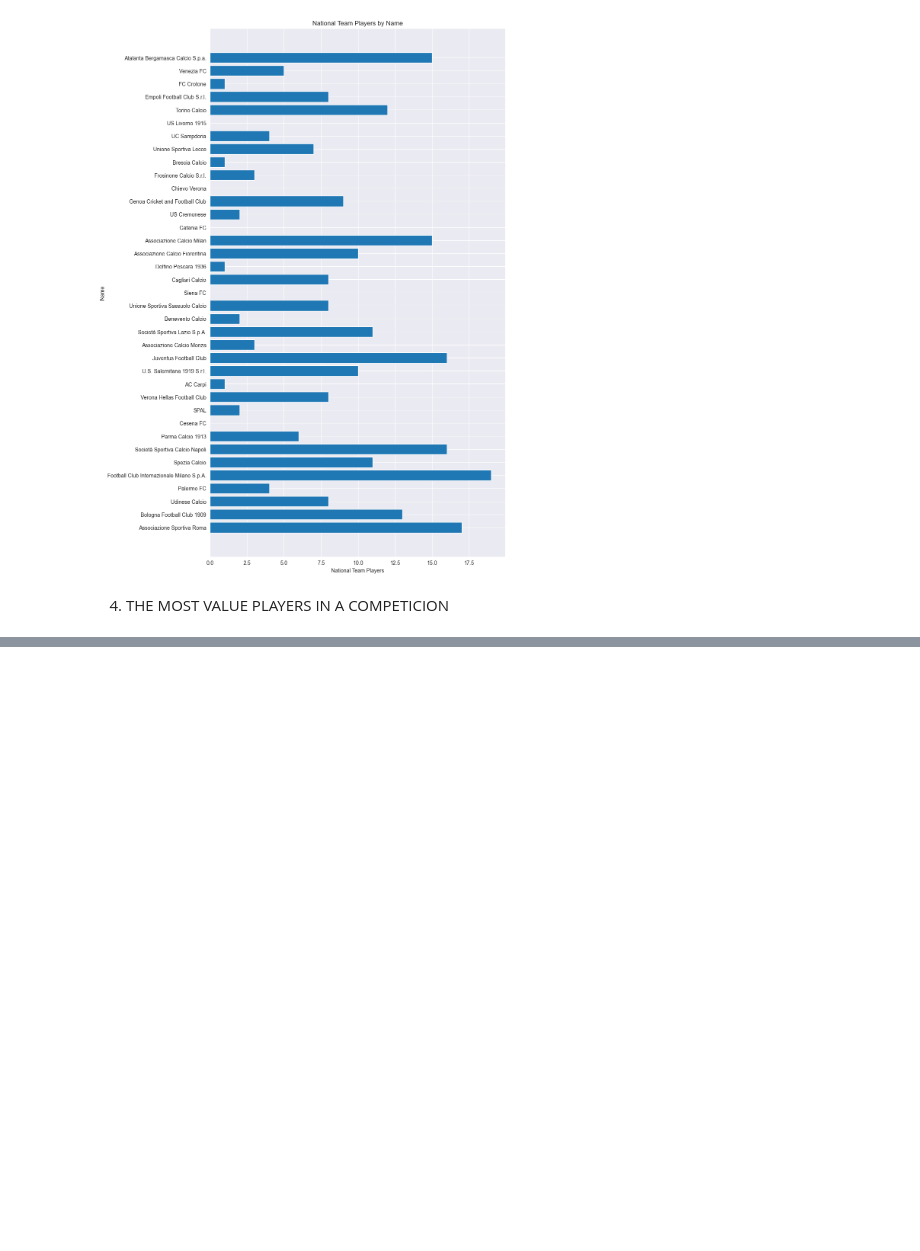
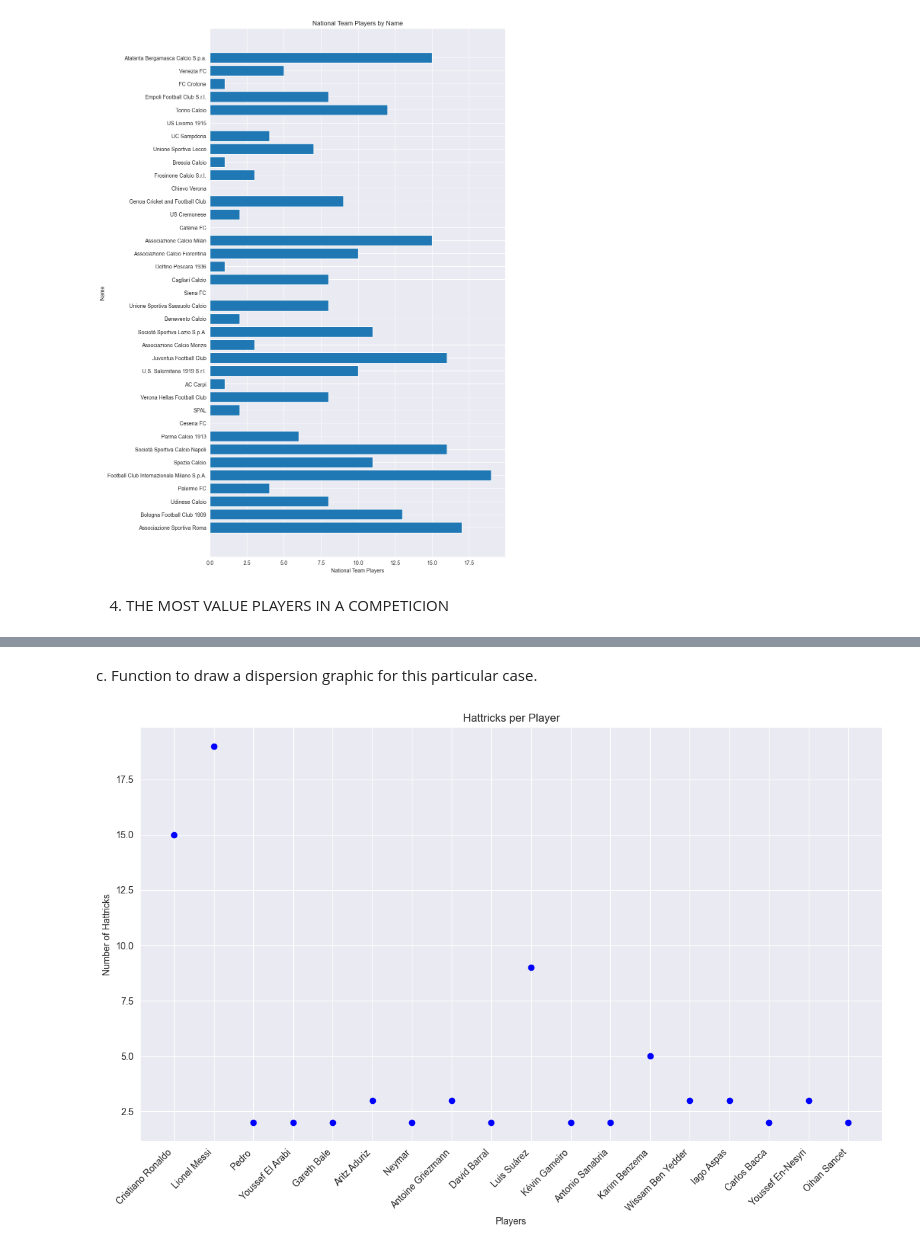
Before and after one commit to JavierBlancoGonzalez/Erasmus-IUM-6--Data_Analytics, a Jupyter notebook: Data_Analytic.ipynb, the cells around one changed output, grey strips where cells are left out. Drawn from its saved outputs; the diff is of its cells as text; code cells hidden in the pictures; blank space fills up the shorter version.

Commit message:
hattricks plot completed

```diff
--- a/Data_Analytic.ipynb
+++ b/Data_Analytic.ipynb
@@ -187,0 +192,14 @@ plotHorizontalBarChart(data)
+# %%
+def getPlayerNameAndSumHattricks(db, competition_id):
+    try:
+        collection = db["appearances"]
+        query = {"competition_id": competition_id, "goals": 3}
+        hattricks = list(collection.find(query))
+        hattricks_score = [{"player": item.get("player_name"), "goals": item.get("goals")} for item in hattricks]
+        return hattricks_score
+    except Exception as e:
+            print(f"Retrieval of Clubs failed: {e}")
+            return []
+# %%
+s = getPlayerNameAndSumHattricks(db, "ES1")
+s
@@ -187,0 +249,3 @@ plotHorizontalBarChart(data)
+# %%
+hattricks_register = setNumberOfHattricks(s)
+hattricks_register
@@ -187,0 +270,26 @@ plotHorizontalBarChart(data)
+# %% [markdown]
+c. Function to draw a dispersion graphic for this particular case.
+# %%
+def getDispersionGraphicForHattricks(list_hattricks):
+    players = [player['player'] for player in list_hattricks]
+    hattricks = [player['hattricks'] for player in list_hattricks]
+
+    plt.figure(figsize=(12, 8))
+
+    # Crear el gráfico de dispersión
+    plt.scatter(players, hattricks, color='blue')
+
+    # Personalizar el gráfico
+    plt.title('Hattricks per Player')
+    plt.xlabel('Players')
+    plt.ylabel('Number of Hattricks')
+    plt.xticks(rotation=45, ha='right')  # Rotar las etiquetas del eje X para mayor legibilidad
+
+    # Mostrar el gráfico
+    plt.tight_layout()
+    plt.show()
+# %%
+hattricks_register = [element for element in hattricks_register if element['hattricks'] >= 2] #For a better visualization of the graphic, it has been decided to show only the players who have 2 or more hattricks.
+getDispersionGraphicForHattricks(hattricks_register)
+# %% [output]
+[figure, added]
```
Also changed, not shown: parts of 7 cells of this notebook.
